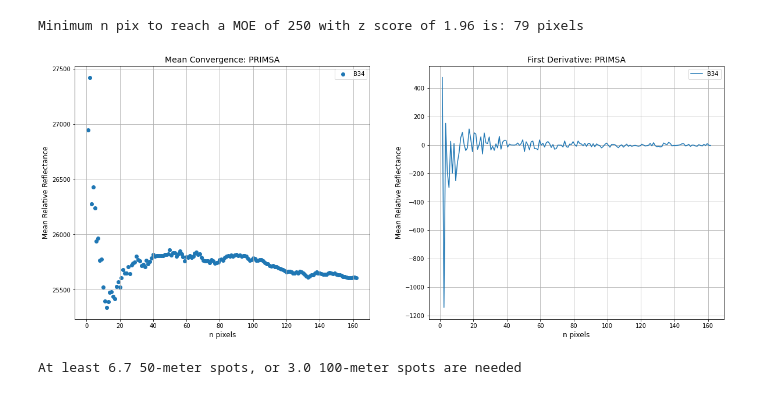
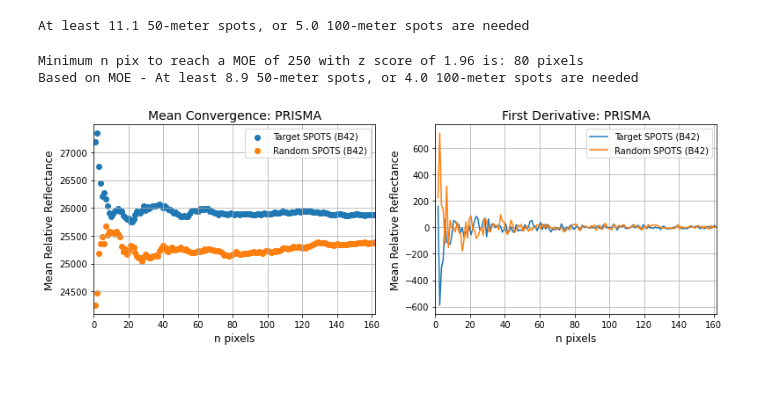
Before and after one commit to henrytcrawford/MSc_scripts_Aconquija, a Jupyter notebook: spot_sample/pixel_converge.ipynb, the cells around one changed output. Saved outputs shown, nothing was run; the diff lists cells and outputs as text; code cells hidden in the pictures.

```diff
--- a/spot_sample/pixel_converge.ipynb
+++ b/spot_sample/pixel_converge.ipynb
@@ -163,12 +242,0 @@ Minimum n pix: 116.0
-# %%
-count_pix = masked[1][masked[1] != data_profile['nodata']] # check number of non- nodata pixels in the first band, use as numpy shape
-count_pix = np.min(np.shape(count_pix))
-
-pix_array = np.empty((1, count_pix, count)) # create empty array 1 row, pixel count length, bands dimensions.
-
-range(count -1)
-
-y_array = np.empty((1, count_pix, count)) # dtype only works as dict, list, or object (?)
-y_p_array = np.empty((1, count_pix, count))
-
-np.shape(y_array)
@@ -291,44 +243,72 @@ Minimum n pix to reach a MOE of 250 with z score of 1.96 is: 243.0 pixels
+# %%
+converge = 100
+
+spots_50m = round(converge/9, 1)
+spots_100m = round(converge/20, 1)
+
+print('At least {} 50-meter spots, or {} 100-meter spots are needed'.format(spots_50m,spots_100m))
+# %% [output]
+At least 11.1 50-meter spots, or 5.0 100-meter spots are needed
+# %%
+## STORE PREVIOUS VARIBALES ##
+
+stored_x_array = x_array
+stored_y_array = y_array
+stored_x_p_array = x_p_array
+stored_y_p_array = y_p_array
 # %%
-target_band = 34 # band to plot, starting at 1
+## Plot with stored values
+
+## PLOT INDIVIDUAL BAND ##
+saveIt = 0
+
+target_band = 42 # band to plot, starting at 1
 
 ## PLOT
 target_band = target_band + 1
-plt.figure(figsize=(20,8))
+plt.figure(figsize=(11,4))
 
 # plot cumulative means by pixel
 plt.subplot(1,2,1)
-plt.scatter(x_array[target_band], y_array[target_band], label = 'B{}'.format(target_band-1))
+plt.scatter(x_array[target_band], y_array[target_band], label = 'Target SPOTS (B{})'.format(target_band-1))
+plt.scatter(stored_x_array[target_band], stored_y_array[target_band], label = 'Random SPOTS (B{})'.format(target_band-1))
 
 plt.legend()
 plt.xlabel('n pixels', size = 12)
 plt.ylabel('Mean Relative Reflectance', size = 12)
 plt.title('Mean Convergence: {}'.format(sensor), size = 14)
 plt.grid()
 plt.ylim()
+plt.xlim(0,len(x_array[target_band]))
 
 # plot first derivative, should converge at 0
 plt.subplot(1,2,2)
-plt.plot(x_p_array[target_band], y_p_array[target_band], label = 'B{}'.format(target_band-1))
+plt.plot(x_p_array[target_band], y_p_array[target_band], label = 'Target SPOTS (B{})'.format(target_band-1))
+plt.plot(stored_x_p_array[target_band], stored_y_p_array[target_band], label = 'Random SPOTS (B{})'.format(target_band-1))
+
 
 plt.legend()
 plt.xlabel('n pixels', size = 12)
 plt.ylabel('Mean Relative Reflectance', size = 12)
 plt.title('First Derivative: {}'.format(sensor), size = 14)
 plt.grid()
 plt.ylim()
+plt.xlim(0,len(x_array[target_band]))
+
+plt.tight_layout()
+
+if saveIt:
+    plt.savefig(parent_dir + '\outputs\\figures\pix_converge_Q7_random_vs_target_b{}.png'.format(target_band-1))
 
 MOE_target_band = round(MOE_outputs[target_band])
+print('Minimum n pix to reach a MOE of {} with z score of {} is: {} pixels'.format(MOE,z,MOE_target_band))
 
-print('Minimum n pix to reach a MOE of {} with z score of {} is: {} pixels'.format(MOE,z,MOE_target_band))
+converge = MOE_target_band
+spots_50m = round(converge/9, 1)
+spots_100m = round(converge/20, 1)
+
+print('Based on MOE - At least {} 50-meter spots, or {} 100-meter spots are needed'.format(spots_50m,spots_100m))
 # %% [output]
-Minimum n pix to reach a MOE of 250 with z score of 1.96 is: 79 pixels
+Minimum n pix to reach a MOE of 250 with z score of 1.96 is: 80 pixels
+Based on MOE - At least 8.9 50-meter spots, or 4.0 100-meter spots are needed
-[figure, old version]
+[figure, new version]
-# %%
-converge = 60
-
-spots_50m = round(converge/9, 1)
-spots_100m = round(converge/20, 1)
-
-print('At least {} 50-meter spots, or {} 100-meter spots are needed'.format(spots_50m,spots_100m))
-# %% [output]
-At least 6.7 50-meter spots, or 3.0 100-meter spots are needed
```
Also changed, not shown: parts of 7 cells of this notebook, 1 other file.
